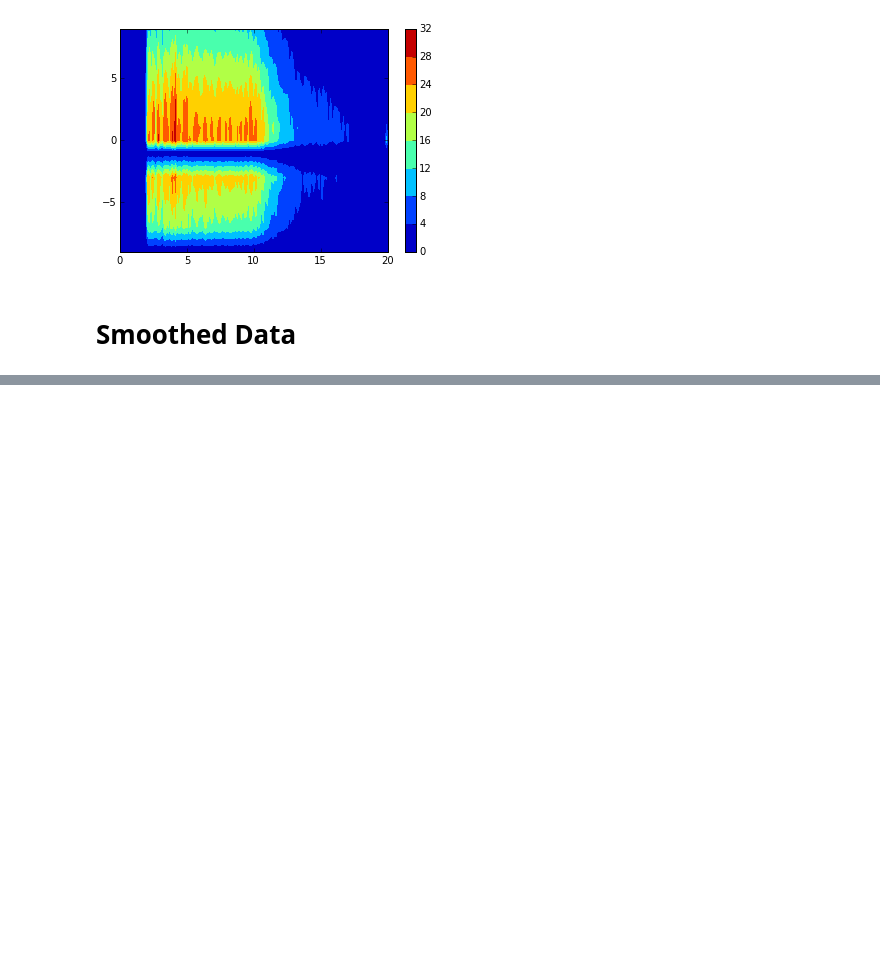
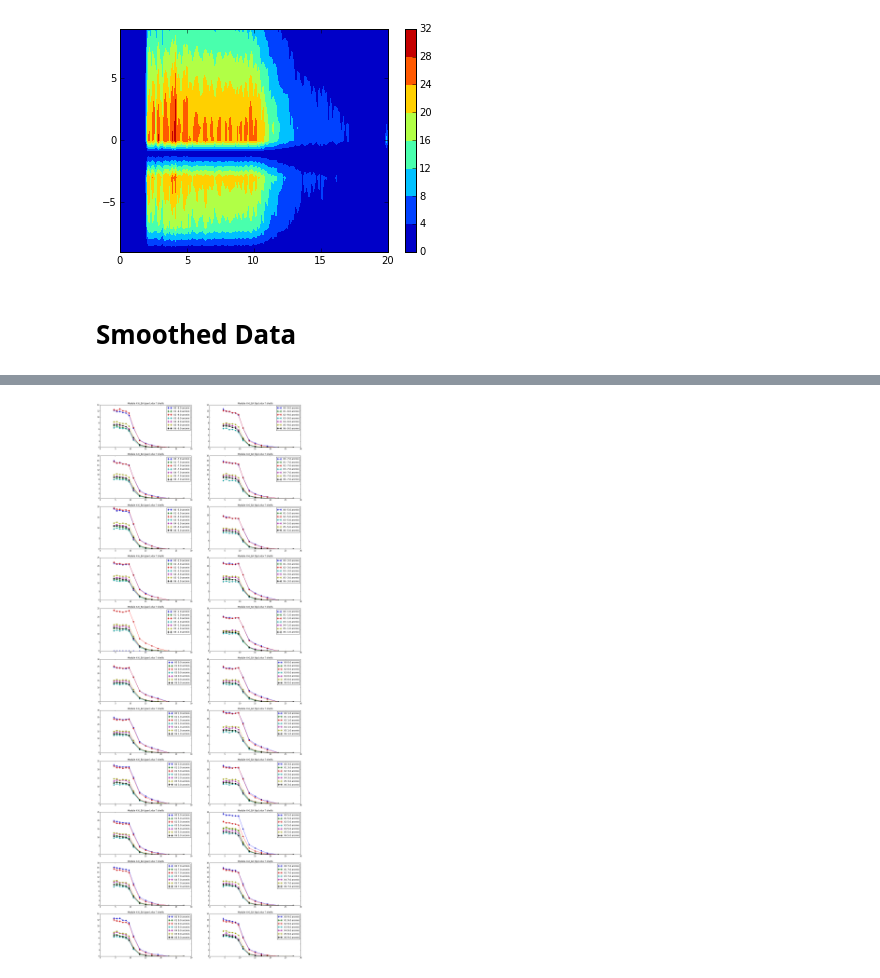
Before and after one commit to ehsteve/ipython-notebooks, a Jupyter notebook: FOXSI-2 Effective Area.ipynb, the cells around one changed output, grey strips where cells are left out. Saved outputs shown, nothing was run; the diff lists cells and outputs as text; code cells hidden in the pictures; blank space fills up the shorter version.

```diff
--- a/FOXSI-2 Effective Area.ipynb
+++ b/FOXSI-2 Effective Area.ipynb
@@ -252,4 +189,10 @@ for i, module in enumerate(modules):
-# %%
-for i, module in enumerate(module_filenames):
-    a = effarea_file(module)
-    a.plot_effective_area(0)
+# %%
+fig, axs = plt.subplots(len(modules[0].angles), 2)
+fig.set_size_inches(20, 5 * len(modules[0].angles))
+for i, angle in enumerate(modules[0].angles.value):
+    for j, kind in enumerate(['pan', 'tilt']):
+        for module in modules:
+            axes = module.plot_effective_area(angle, axes=axs[i, j], kind=kind)
+            axs[i, j].legend()
+# %% [output]
+[figure, added]
```
Also changed, not shown: parts of 22 cells of this notebook.
